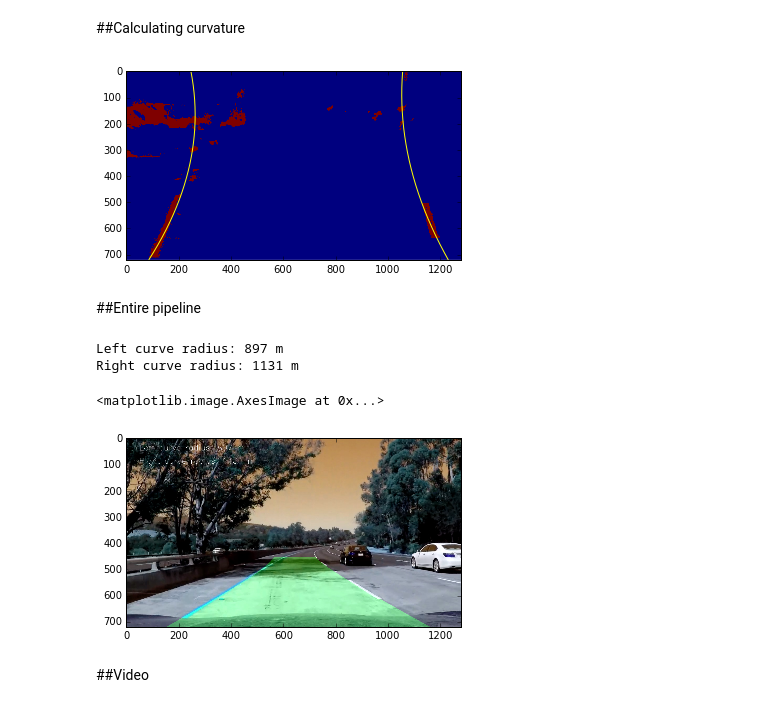
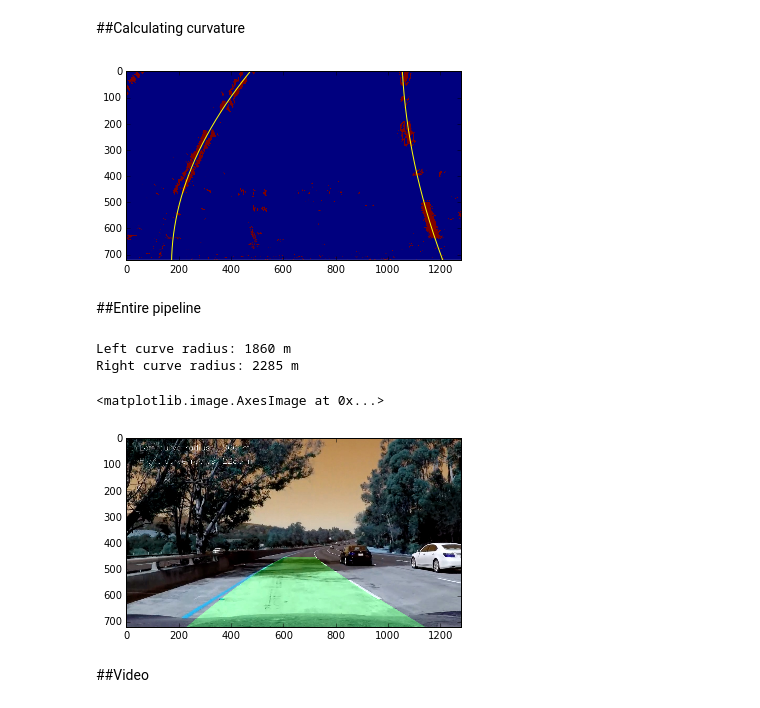
Before and after one commit to AlexanderKim/CarND-Advanced-Lane-Lines, a Jupyter notebook: Advanced Lane Finding.ipynb, the cells around one changed output. Saved outputs shown, nothing was run; the diff lists cells and outputs as text; code cells hidden in the pictures.

```diff
--- a/Advanced Lane Finding.ipynb
+++ b/Advanced Lane Finding.ipynb
@@ -162,7 +162,9 @@ def color_transformation(img):
     # Convert to HLS color space and separate the S channel
     # Note: img is the undistorted image
     hls = cv2.cvtColor(img, cv2.COLOR_RGB2HLS)
-    s_channel = hls[:,:,2]
+
+    # Tried L channel, and it actually works better
+    s_channel = hls[:,:,1]
 
     # Grayscale image
     # NOTE: we already saw that standard grayscaling lost color information for the lane lines
@@ -176,13 +178,13 @@ def color_transformation(img):
     scaled_sobel = np.uint8(255*abs_sobelx/np.max(abs_sobelx))
 
     # Threshold x gradient
-    thresh_min = 20
+    thresh_min = 30
     thresh_max = 100
     sxbinary = np.zeros_like(scaled_sobel)
     sxbinary[(scaled_sobel >= thresh_min) & (scaled_sobel <= thresh_max)] = 1
 
     # Threshold color channel
-    s_thresh_min = 170
+    s_thresh_min = 190
     s_thresh_max = 255
     s_binary = np.zeros_like(s_channel)
     s_binary[(s_channel >= s_thresh_min) & (s_channel <= s_thresh_max)] = 1
@@ -295,24 +297,26 @@ def polyfit(binary_warped, xm_per_pix=1, ym_per_pix=1):
 # %%
 left_fit, right_fit = polyfit(combined_binary, xm_per_pix=3.7/700, ym_per_pix=30/720)
 
-# Generate x and y values for plotting
-ploty = np.linspace(0, combined_binary.shape[0]-1, combined_binary.shape[0] )
-left_fitx = left_fit[0]*ploty**2 + left_fit[1]*ploty + left_fit[2]
-right_fitx = right_fit[0]*ploty**2 + right_fit[1]*ploty + right_fit[2]
+def plot_fit(left_fit, right_fit, combined_binary):
+    # Generate x and y values for plotting
+    ploty = np.linspace(0, combined_binary.shape[0]-1, combined_binary.shape[0] )
+    left_fitx = left_fit[0]*ploty**2 + left_fit[1]*ploty + left_fit[2]
+    right_fitx = right_fit[0]*ploty**2 + right_fit[1]*ploty + right_fit[2]
 
-# out_img[nonzeroy[left_lane_inds], nonzerox[left_lane_inds]] = [255, 0, 0]
-# out_img[nonzeroy[right_lane_inds], nonzerox[right_lane_inds]] = [0, 0, 255]
-plt.imshow(combined_binary)
-plt.plot(left_fitx, ploty, color='yellow')
-plt.plot(right_fitx, ploty, color='yellow')
-plt.xlim(0, 1280)
-plt.ylim(720, 0)
+    # out_img[nonzeroy[left_lane_inds], nonzerox[left_lane_inds]] = [255, 0, 0]
+    # out_img[nonzeroy[right_lane_inds], nonzerox[right_lane_inds]] = [0, 0, 255]
+    plt.imshow(combined_binary)
+    plt.plot(left_fitx, ploty, color='yellow')
+    plt.plot(right_fitx, ploty, color='yellow')
+    plt.xlim(0, 1280)
+    plt.ylim(720, 0)
 
+plot_fit(left_fit, right_fit, combined_binary)
 
 ym_per_pix = 30/720 # meters per pixel in y dimension
 xm_per_pix = 3.7/700 # meters per pixel in x dimension
 # %% [output]
-[figure, old version]
+[figure, new version]
 # %%
 def curvature_radius(y_eval, left_fit, right_fit, xm_per_pix=1.0, ym_per_pix=1.0):
     # Calculate the new radii of curvature
@@ -424,10 +428,10 @@ def video_pipeline(img):
 res_image = video_pipeline(cv2.imread('./test_images/test5.jpg'))
 plt.imshow(res_image)
 # %% [output]
-Left curve radius: 897 m
-Right curve radius: 1131 m
+Left curve radius: 1860 m
+Right curve radius: 2285 m
 <matplotlib.image.AxesImage at 0x...>
-[figure, old version]
+[figure, new version]
 # %% [markdown]
 ##Video
 # %%
```
Also changed, not shown: parts of 2 cells of this notebook.
